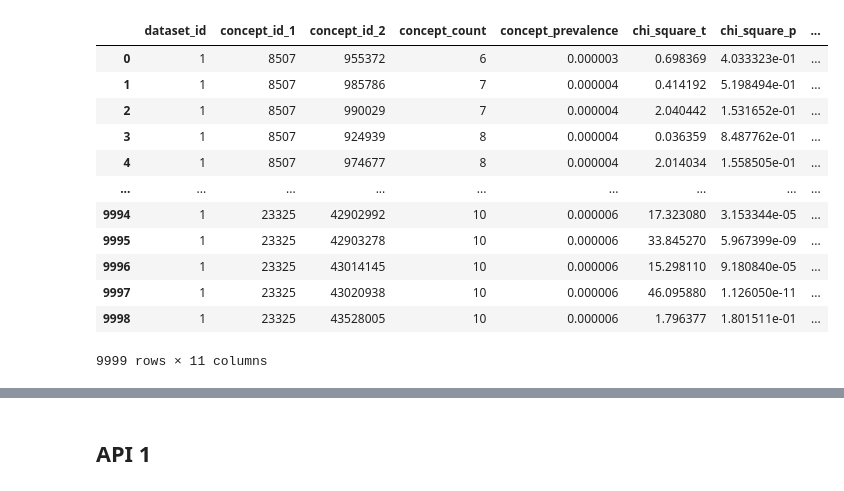
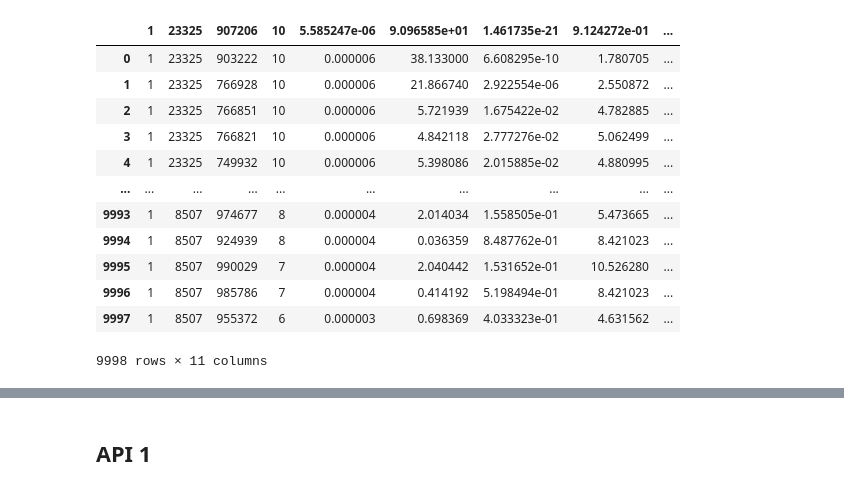
Before and after one commit to polyg314/COHD_APIs, a Jupyter notebook: COHD_prework/COHD_API_1_and_2.ipynb, the cells around one changed output, grey strips where cells are left out. Saved outputs shown, nothing was run; the diff lists cells and outputs as text; code cells hidden in the pictures.

```diff
--- a/COHD_prework/COHD_API_1_and_2.ipynb
+++ b/COHD_prework/COHD_API_1_and_2.ipynb
@@ -3,20 +3,20 @@ import pandas as pd
 import json
 # %%
 ## sorted sort -k2 -k4 -r -n <paired_concepts_test_file.txt >> pc_sorted_test.txt
-paired_concepts_table = pd.read_csv('pc_test.csv')
+paired_concepts_table = pd.read_csv('pc_sorted_test.txt', sep="\t")
 paired_concepts_table
 # %% [output]
-|  | dataset_id | concept_id_1 | concept_id_2 | concept_count | concept_prevalence | chi_square_t | chi_square_p | ... |
-| 0 | 1 | 8507 | 955372 | 6 | 0.000003 | 0.698369 | 4.033323e-01 | ... |
-| 1 | 1 | 8507 | 985786 | 7 | 0.000004 | 0.414192 | 5.198494e-01 | ... |
-| 2 | 1 | 8507 | 990029 | 7 | 0.000004 | 2.040442 | 1.531652e-01 | ... |
-| 3 | 1 | 8507 | 924939 | 8 | 0.000004 | 0.036359 | 8.487762e-01 | ... |
-| 4 | 1 | 8507 | 974677 | 8 | 0.000004 | 2.014034 | 1.558505e-01 | ... |
-| ... | ... | ... | ... | ... | ... | ... | ... | ... |
-| 9994 | 1 | 23325 | 42902992 | 10 | 0.000006 | 17.323080 | 3.153344e-05 | ... |
-| 9995 | 1 | 23325 | 42903278 | 10 | 0.000006 | 33.845270 | 5.967399e-09 | ... |
-| 9996 | 1 | 23325 | 43014145 | 10 | 0.000006 | 15.298110 | 9.180840e-05 | ... |
-| 9997 | 1 | 23325 | 43020938 | 10 | 0.000006 | 46.095880 | 1.126050e-11 | ... |
-| 9998 | 1 | 23325 | 43528005 | 10 | 0.000006 | 1.796377 | 1.801511e-01 | ... |
+|  | 1 | 23325 | 907206 | 10 | 5.585247e-06 | 9.096585e+01 | 1.461735e-21 | 9.124272e-01 | ... |
+| 0 | 1 | 23325 | 903222 | 10 | 0.000006 | 38.133000 | 6.608295e-10 | 1.780705 | ... |
+| 1 | 1 | 23325 | 766928 | 10 | 0.000006 | 21.866740 | 2.922554e-06 | 2.550872 | ... |
+| 2 | 1 | 23325 | 766851 | 10 | 0.000006 | 5.721939 | 1.675422e-02 | 4.782885 | ... |
+| 3 | 1 | 23325 | 766821 | 10 | 0.000006 | 4.842118 | 2.777276e-02 | 5.062499 | ... |
+| 4 | 1 | 23325 | 749932 | 10 | 0.000006 | 5.398086 | 2.015885e-02 | 4.880995 | ... |
+| ... | ... | ... | ... | ... | ... | ... | ... | ... | ... |
+| 9993 | 1 | 8507 | 974677 | 8 | 0.000004 | 2.014034 | 1.558505e-01 | 5.473665 | ... |
+| 9994 | 1 | 8507 | 924939 | 8 | 0.000004 | 0.036359 | 8.487762e-01 | 8.421023 | ... |
+| 9995 | 1 | 8507 | 990029 | 7 | 0.000004 | 2.040442 | 1.531652e-01 | 10.526280 | ... |
+| 9996 | 1 | 8507 | 985786 | 7 | 0.000004 | 0.414192 | 5.198494e-01 | 8.421023 | ... |
+| 9997 | 1 | 8507 | 955372 | 6 | 0.000003 | 0.698369 | 4.033323e-01 | 4.631562 | ... |
-9999 rows × 11 columns
+9998 rows × 11 columns
 # %%
```
Also changed, not shown: parts of 6 cells of this notebook, 7 other files.
